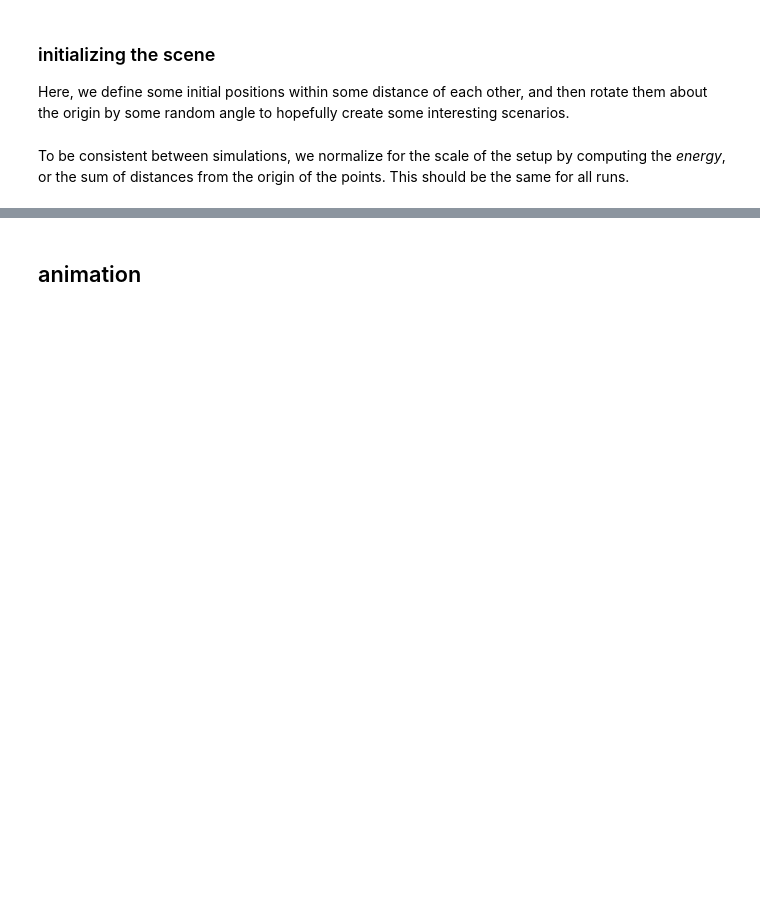
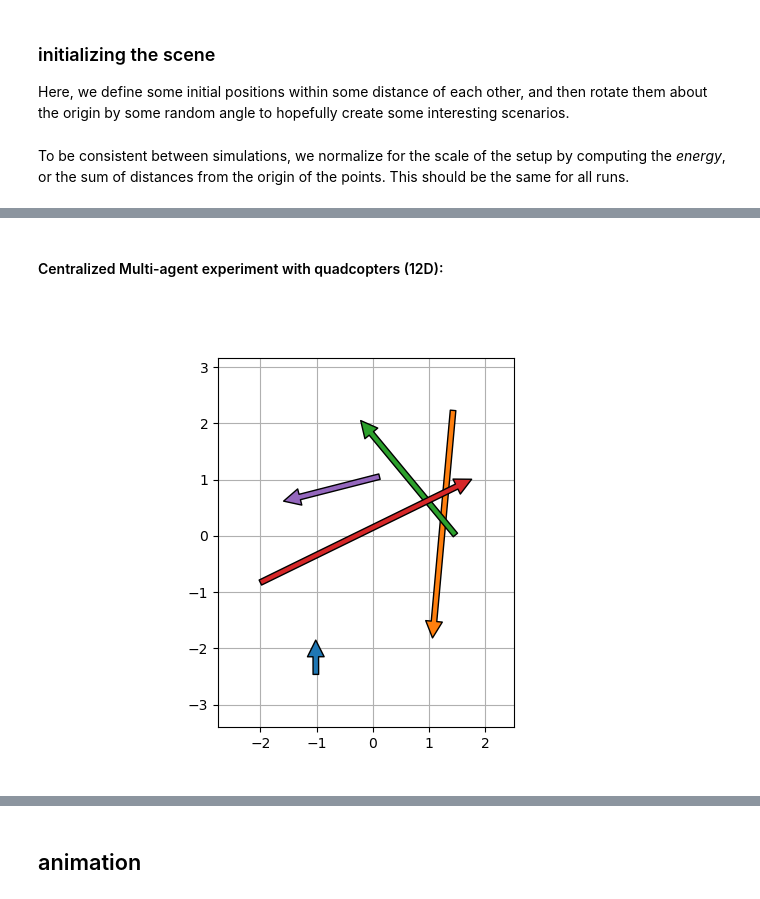
Before and after one commit to labicon/dp-ilqr, a Jupyter notebook: notebooks/main_Randy.ipynb, the cells around one changed output, grey strips where cells are left out. Drawn from its saved outputs; the diff is of its cells as text; code cells hidden in the pictures; blank space fills up the shorter version.

```diff
--- a/notebooks/main_Randy.ipynb
+++ b/notebooks/main_Randy.ipynb
@@ -325,3 +375,34 @@ for xi, ui in zip(X, U):
 plt.clf()
 plt.plot(costs)
 plt.draw()
+# %% [markdown]
+#### Centralized Multi-agent experiment with quadcopters (12D):
+# %%
+n_agents = 5
+n_states = 12
+n_controls = 4
+ENERGY = 10.0
+
+x0, x_goal = dec.random_setup(n_agents, n_states, is_rotation=False, min_sep=1.0, var=1.0)
+
+x_dims = [n_states] * n_agents
+u_dims = [n_controls] * n_agents
+
+x0 = normalize_energy(x0, x_dims, ENERGY)
+x_goal = normalize_energy(x_goal, x_dims, ENERGY)
+# x0 = perturb_state(x0, x_dims)
+
+plt.clf()
+plt.figure(dpi=100)
+plt.gca().set_aspect('equal')
+X = np.dstack([
+    x0.reshape(n_agents, n_states),
+    x_goal.reshape(n_agents, n_states)
+]).swapaxes(1,2)
+for i, Xi in enumerate(X):
+    plt.annotate('', Xi[1,:2], Xi[0,:2],
+                 arrowprops=dict(facecolor=plt.cm.tab20.colors[2*i]))
+pocketknives.set_bounds(X.reshape(-1, n_states), zoom=0.2)
+plt.draw()
+# %% [output]
+[figure, added]
```
Also changed, not shown: parts of 61 cells of this notebook, 1 other file.
